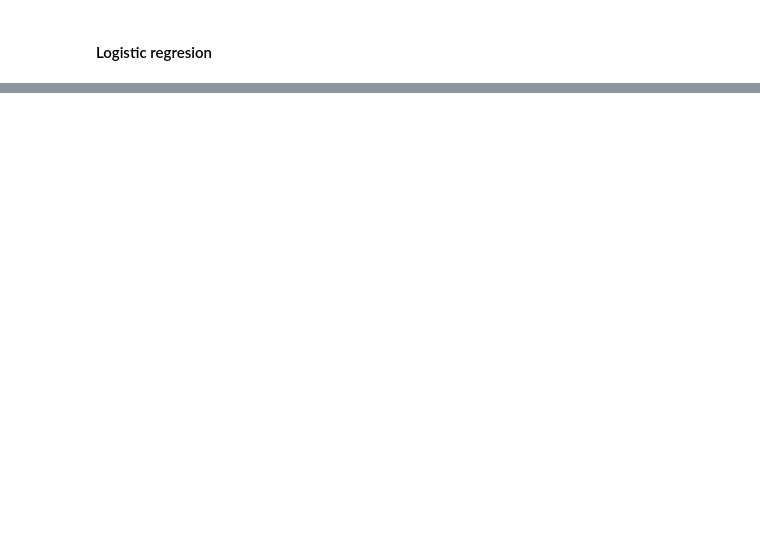
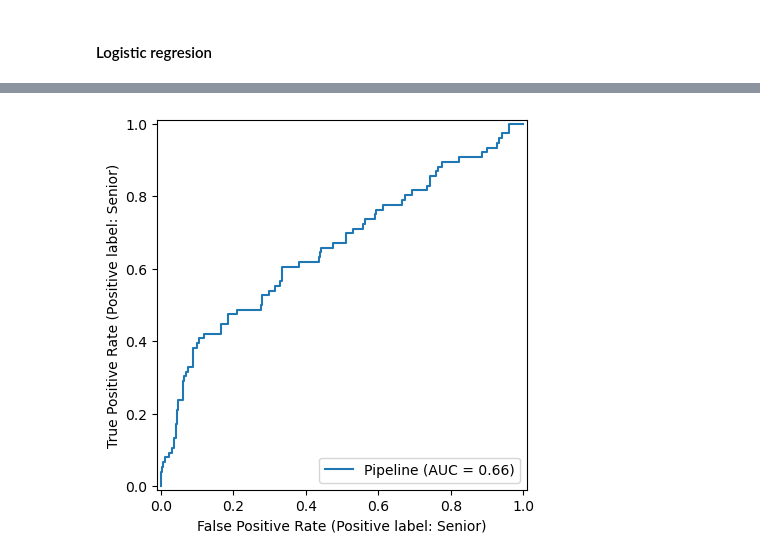
Before and after one commit to UBC-MDS/DSCI522-2425-39-FMJ, a Jupyter notebook: analysis.ipynb, the cells around one changed output, grey strips where cells are left out. Cells and saved outputs as stored; diff of their text form; code cells hidden in the pictures; blank space fills up the shorter version.

```diff
--- a/analysis.ipynb
+++ b/analysis.ipynb
@@ -312,0 +361,9 @@ svc_results_df
+# %%
+RocCurveDisplay.from_estimator(
+    svc_pipe,
+    X_test,
+    y_test,
+    pos_label= "Senior",
+);
+# %% [output]
+[figure, added]
```
Also changed, not shown: parts of 6 cells of this notebook.
